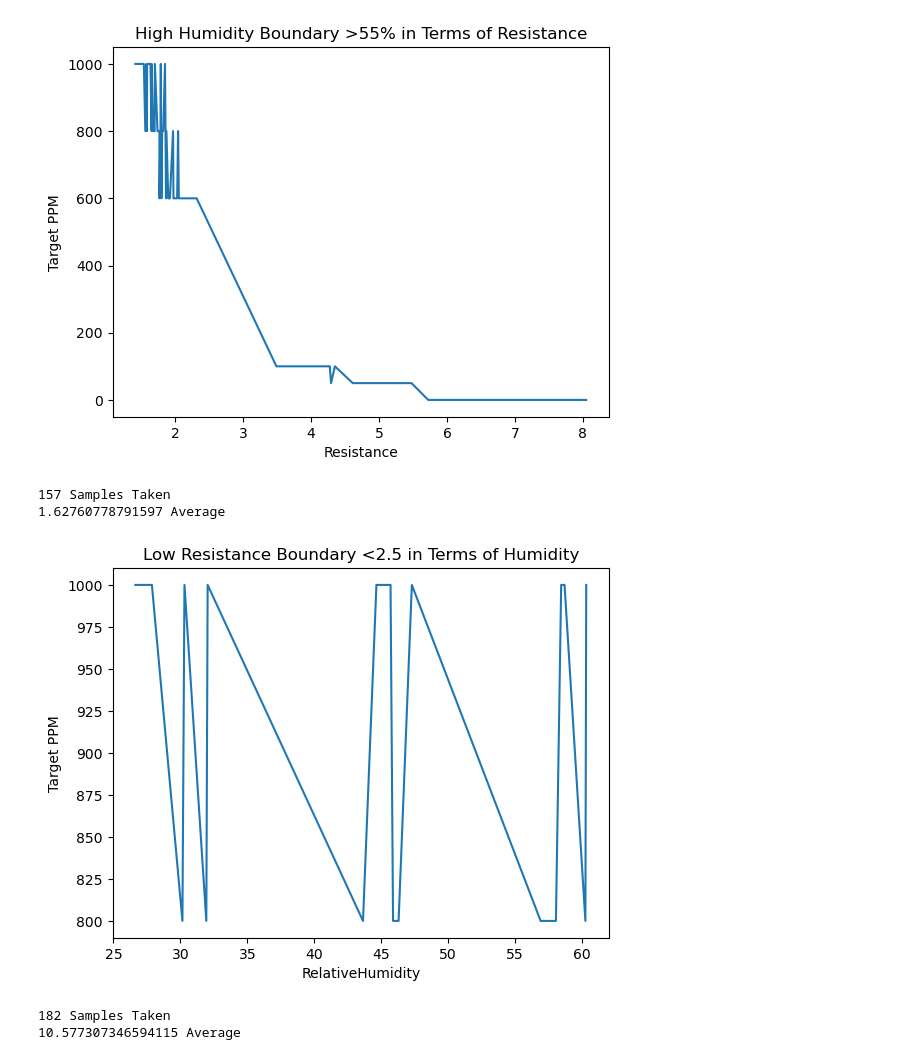
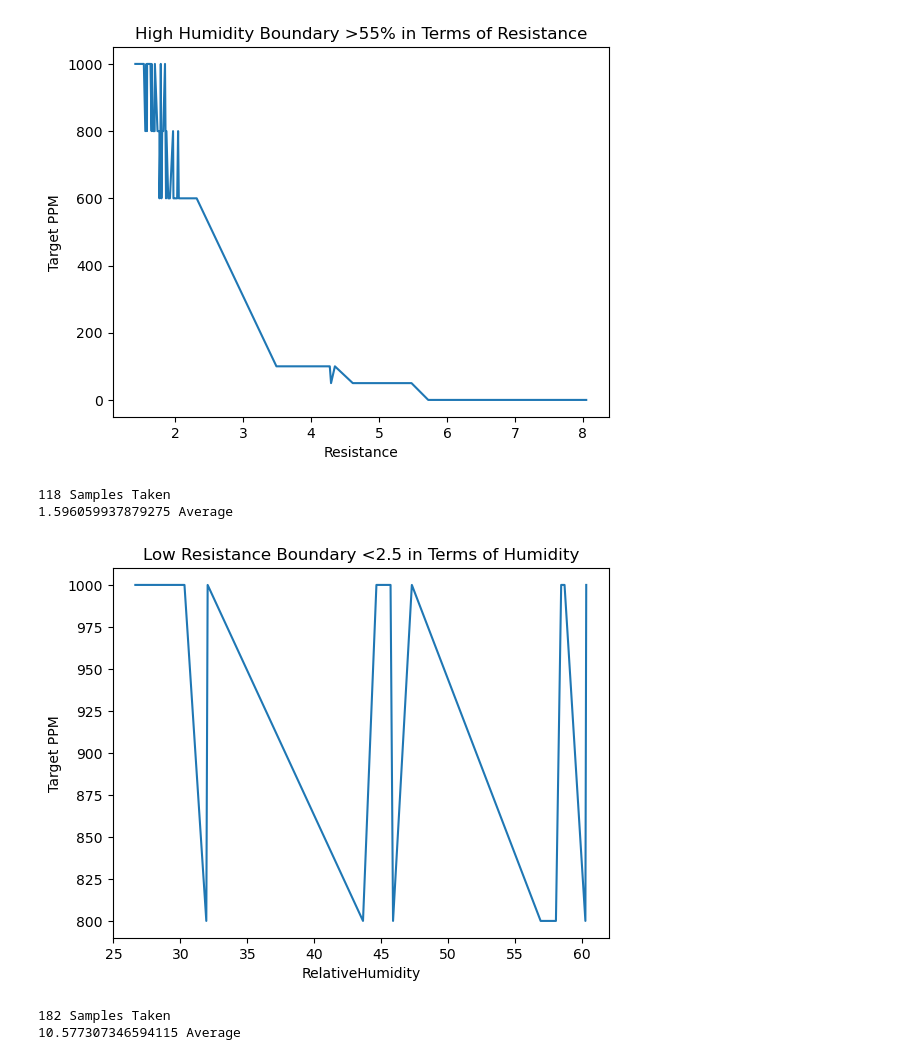
Before and after one commit to Coopsims/MethaneDataScience, a Jupyter notebook: PDE Analysis.ipynb, the cells around one changed output. Saved outputs shown, nothing was run; the diff lists cells and outputs as text; code cells hidden in the pictures.

```diff
--- a/PDE Analysis.ipynb
+++ b/PDE Analysis.ipynb
@@ -176,41 +176,41 @@ low_resistance = []
 i = 0
 ct = 0
 for row in sorted_data_h:
-    if float(row[3])<1.75:
+    if float(row[3])<1.7:
         low_resistance.append(row)
         ct+=float(row[3])
         i+=1
         #print(row[3])
 print(str(i)+" Samples Taken")
 print(str(ct/i)+" Average")
 
 # Extract Made by Johnathan Evans the values for plotting
 x = [float(row[5]) for row in low_resistance]
 y = [float(row[2]) for row in low_resistance]
 
 # Plot the data
 plt.plot(x, y)
 plt.xlabel(headers[5])  # Use the third header as the x-axis label
 plt.ylabel(headers[2])  # Use the second header as the y-axis label
 plt.title("Low Resistance Boundary <2.5 in Terms of Humidity")
 plt.show()
 
 
 # Combine the columns
 data = list(zip(y, x))
 
 # Define the output filename
 filename = "JohnathanDataStorage/low_resistance.csv"
 
 # Write the data to the CSV file
 with open(filename, 'w', newline='') as csvfile:
     writer = csv.writer(csvfile)
     writer.writerow([headers[2], headers[5]])  # Write the header row
     writer.writerows(data)  # Write the data rows
 # %% [output]
-157 Samples Taken
-1.62760778791597 Average
+118 Samples Taken
+1.596059937879275 Average
-[figure, old version]
+[figure, new version]
 # %%
 high_resistance = []
 i = 0
```
Also changed, not shown: parts of 1 cell of this notebook.
